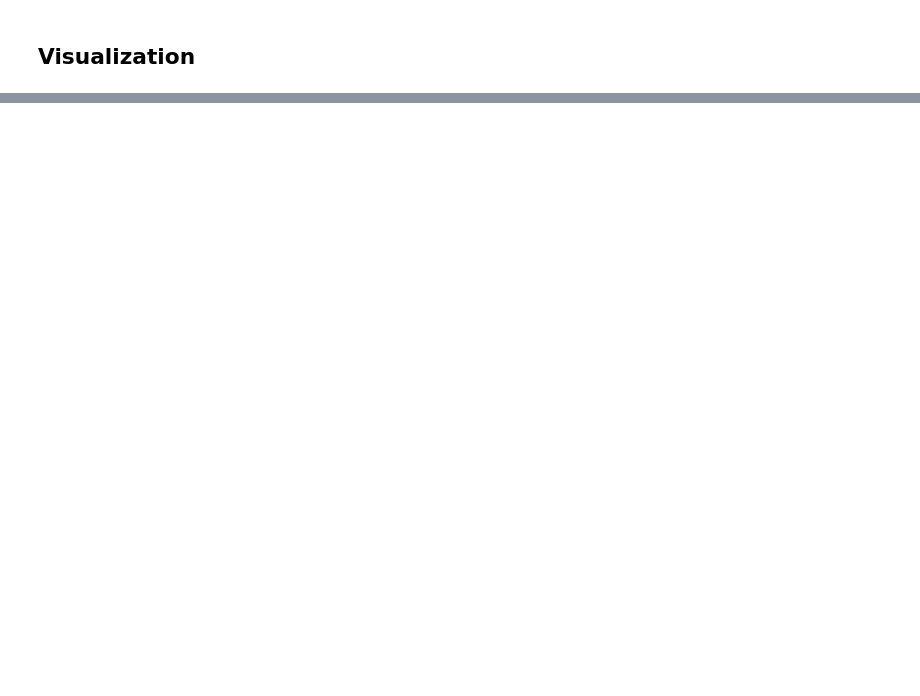
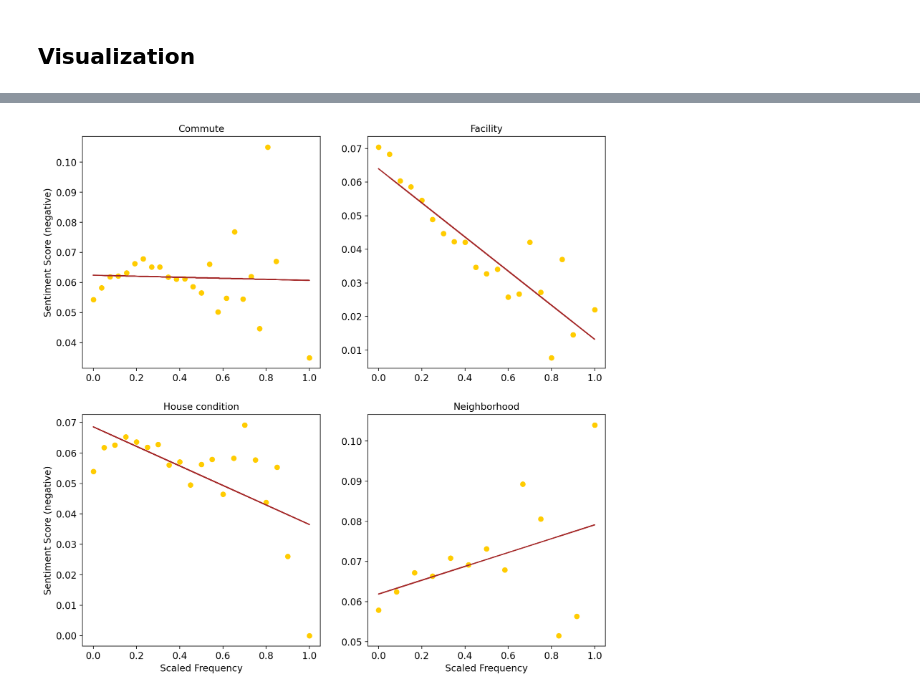
Before and after one commit to HumasLin/racial-segregation-reasons, a Jupyter notebook: micro-level/personal_attention.ipynb, the cells around one changed output, grey strips where cells are left out. Cells and saved outputs as stored; diff of their text form; code cells hidden in the pictures; blank space fills up the shorter version.

```diff
--- a/micro-level/personal_attention.ipynb
+++ b/micro-level/personal_attention.ipynb
@@ -256,6 +252,7 @@ from tqdm import tqdm_notebook
 
 ! pip install vaderSentiment
 from vaderSentiment.vaderSentiment import SentimentIntensityAnalyzer
+analyzer = SentimentIntensityAnalyzer()
 
 nltk.download('punkt')
 tokenizer = nltk.data.load('tokenizers/punkt/english.pickle')
@@ -426,2 +445,36 @@ database['nei']=neighbor
 # %% [markdown]
 ## Visualization
+# %%
+metrics = [commute, facility, house, neighbor]
+metric_name = ['com','fac','hou','nei']
+metrics_dict = []
+for idx in range(4):
+    i = metrics[idx]
+    name = metric_name[idx]
+    dict_data = {}
+    unique_value = list(set(i))
+    for value in unique_value:
+        dict_data[value]=np.mean(sentiment_database[sentiment_database[name]==value]['pos'])
+    metrics_dict.append(dict_data)
+# %%
+f, axes = plt.subplots(2, 2, figsize=(12, 12), sharey=False, dpi=200)
+names = ['Commute','Facility','House condition','Neighborhood']
+for i in range(4):
+    ax1 = axes[int(i/2),i%2]
+    ks = []
+    vvs = []
+    for k,v in metrics_dict[i].items():
+        ks.append(k)
+        vvs.append(v)
+    m, b = np.polyfit(ks, vvs, 1)
+    ax1.scatter(ks,vvs,c=purple)
+    ax1.plot(np.array(ks), m*np.array(ks) + b, c='brown')
+    ax1.set_title(names[i],fontsize=12)
+    plt.sca(ax1)
+    plt.xticks(fontsize=12)
+    plt.yticks(fontsize=12)
+    if int(i/2) != 0:
+        ax1.set_xlabel('Scaled Frequency',size=12)
+    if i%2 == 0:
+        ax1.set_ylabel('Sentiment Score (positive)',size=12)
+plt.savefig('pos.jpg')
@@ -435,30 +490,32 @@ for idx in range(4):
     dict_data = {}
     unique_value = list(set(i))
     for v in unique_value:
-        dict_data[v]=np.mean(database[database[mn]==v]['pos'])
+        dict_data[v]=np.mean(sentiment_database[sentiment_database[mn]==v]['neg'])
     metrics_dict.append(dict_data)
 # %%
 f, axes = plt.subplots(2, 2, figsize=(12, 12), sharey=False, dpi=200)
 names = ['Commute','Facility','House condition','Neighborhood']
 for i in range(4):
     ax1 = axes[int(i/2),i%2]
     ks = []
     vvs = []
     for k,v in metrics_dict[i].items():
         ks.append(k)
         vvs.append(v)
     m, b = np.polyfit(ks, vvs, 1)
-    ax1.scatter(ks,vvs,c=purple)
-    ax1.plot(np.array(ks), m*np.array(ks) + b, c=orange)
+    ax1.scatter(ks,vvs,c=orange)
+    ax1.plot(np.array(ks), m*np.array(ks) + b, c='brown')
     ax1.set_title(names[i],fontsize=12)
     plt.sca(ax1)
     plt.xticks(fontsize=12)
     plt.yticks(fontsize=12)
     if int(i/2) != 0:
         ax1.set_xlabel('Scaled Frequency',size=12)
     if i%2 == 0:
-        ax1.set_ylabel('Sentiment Score (positive)',size=12)
-plt.savefig('pos.jpg')
+        ax1.set_ylabel('Sentiment Score (negative)',size=12)
+plt.savefig('neg.jpg')
+# %% [output]
+[figure, added]
 # %%
 metrics = [commute, facility, house, neighbor]
 met_name = ['com','fac','hou','nei']
```
Also changed, not shown: parts of 21 cells of this notebook, 3 other files.
